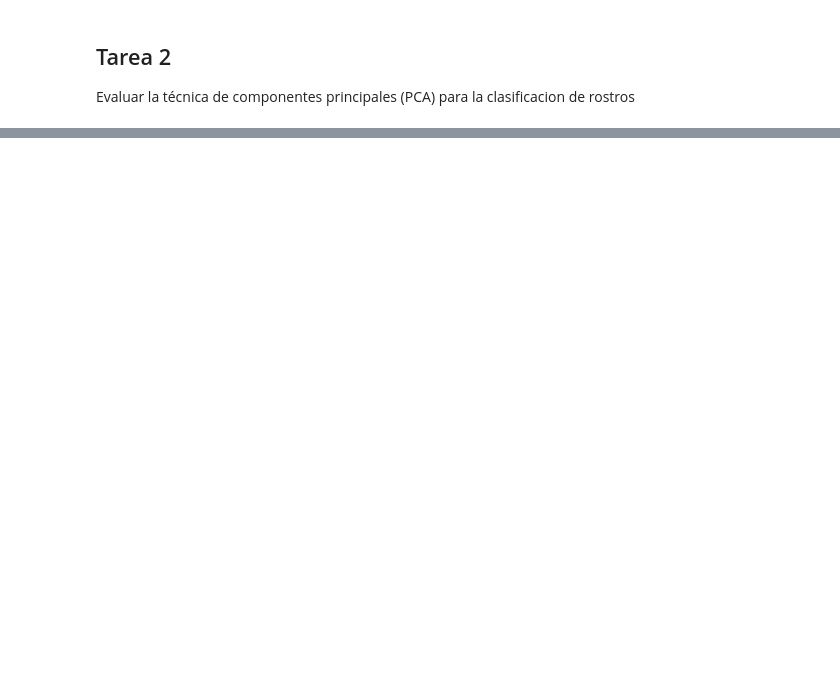
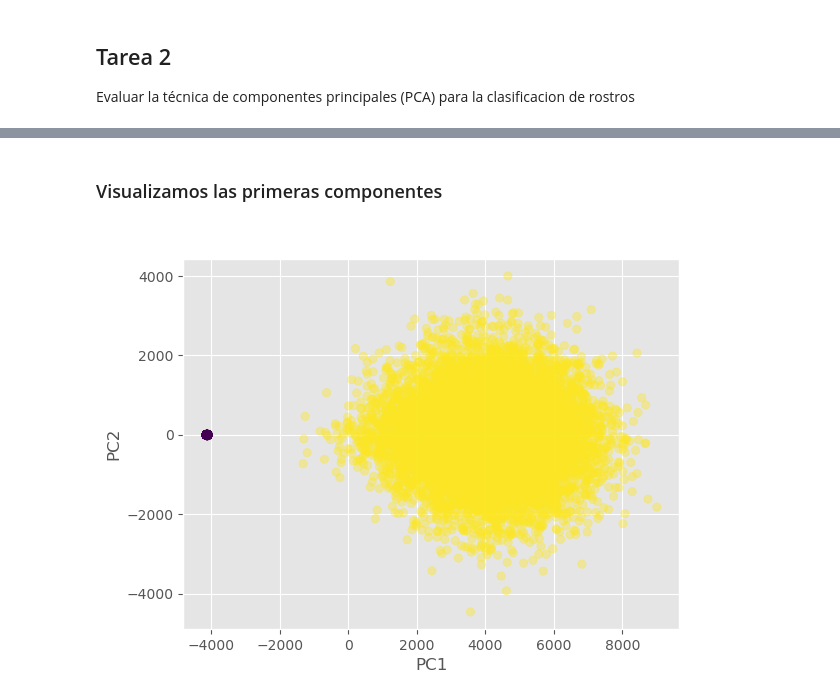
Before and after one commit to joacoguerrae/obligatorio_ml_para_ia, a Jupyter notebook: notebook_obligatorio_sanes_guerra.ipynb, the cells around one changed output, grey strips where cells are left out. Saved outputs shown, nothing was run; the diff lists cells and outputs as text; code cells hidden in the pictures; blank space fills up the shorter version.

Commit message:
commit cambios y primera version

```diff
--- a/notebook_obligatorio_sanes_guerra.ipynb
+++ b/notebook_obligatorio_sanes_guerra.ipynb
@@ -126,0 +205,15 @@ with zipfile.ZipFile('Faces.zip', 'r') as zip_ref:
+# %%
+pca_final = pca_dict[15]
+# %% [markdown]
+### Visualizamos las primeras componentes
+# %%
+X_pca_train = pca_final.transform(X_train)
+
+plt.scatter(X_pca_train[:,0], X_pca_train[:,1], alpha=0.4,c=y_train)
+
+plt.xlabel('PC1')
+plt.ylabel('PC2')
+plt.title('Proyección')
+plt.show()
+# %% [output]
+[figure, added]
```
Also changed, not shown: parts of 58 cells of this notebook, 3 other files.
